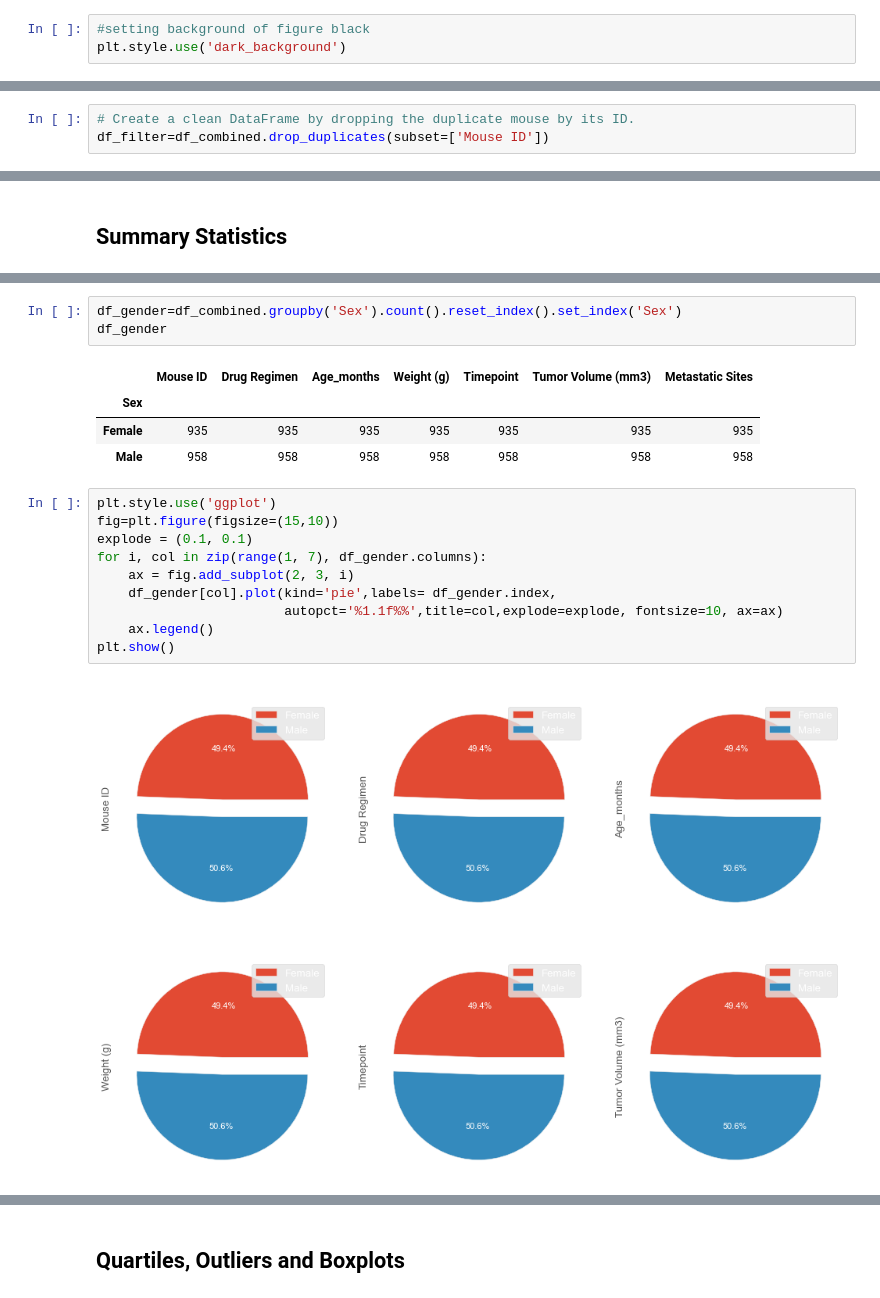
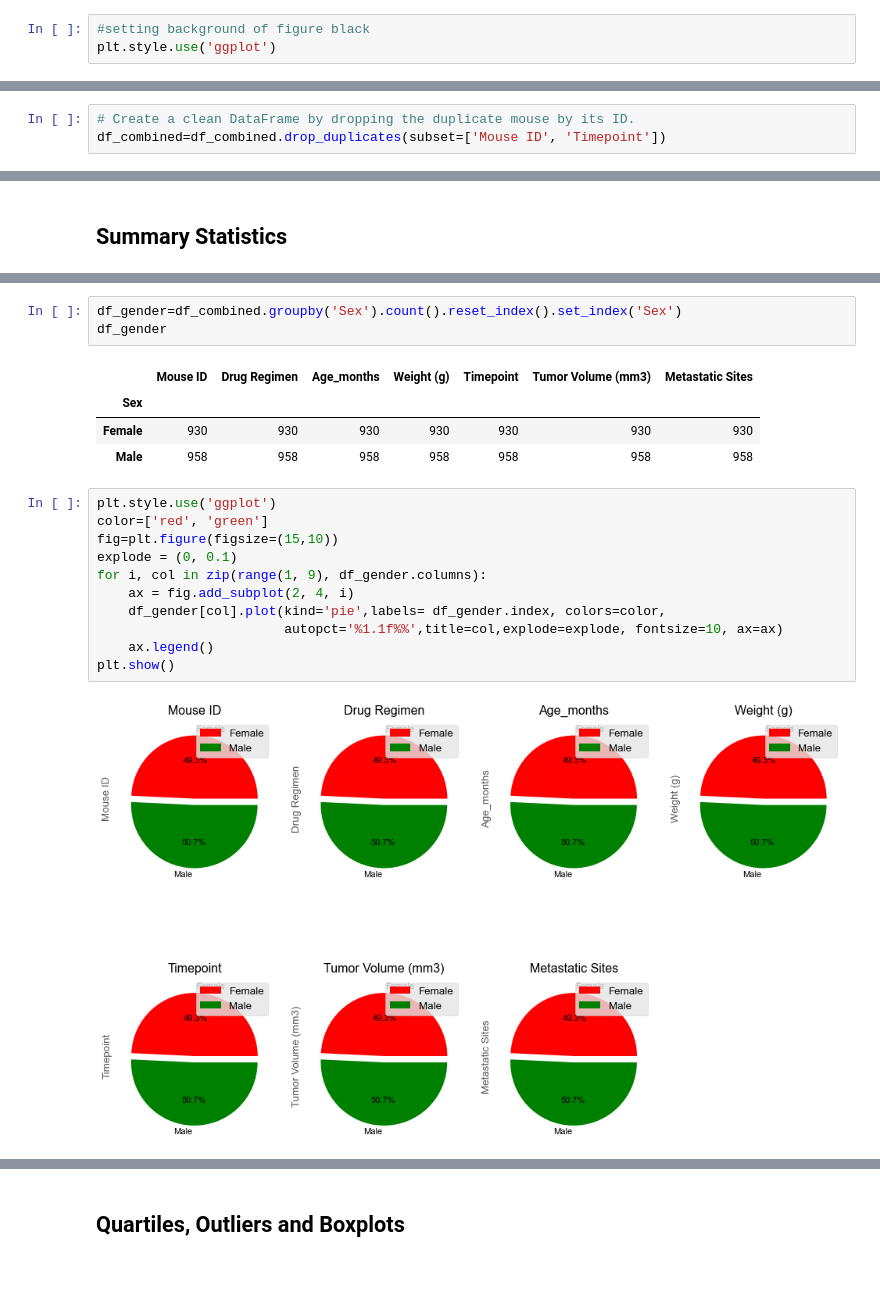
Before and after one commit to pandeysudip/Pharmaceutical-Data-Visulization, a Jupyter notebook: pymaceutical.ipynb, the cells around one changed output, grey strips where cells are left out. Saved outputs shown, nothing was run; the diff lists cells and outputs as text.

```diff
--- a/pymaceutical.ipynb
+++ b/pymaceutical.ipynb
@@ -11,7 +11,7 @@ import scipy.stats as st
 import os
 # %%
 #setting background of figure black
-plt.style.use('dark_background')
+plt.style.use('ggplot')
 # %%
 #Set Fonts/Plot Style
 rcParams['figure.figsize'] = [12.0, 10.0]
@@ -293,5 +287,5 @@ df_combined.duplicated(subset=['Mouse ID']).sum()
 # %%
 # Create a clean DataFrame by dropping the duplicate mouse by its ID.
-df_filter=df_combined.drop_duplicates(subset=['Mouse ID'])
+df_combined=df_combined.drop_duplicates(subset=['Mouse ID', 'Timepoint'])
 # %%
 # Checking the number of mice in the clean DataFrame.
@@ -442,18 +419,19 @@ df_gender
 # %% [output]
 |  | Mouse ID | Drug Regimen | Age_months | Weight (g) | Timepoint | Tumor Volume (mm3) | Metastatic Sites |
 | Sex |  |  |  |  |  |  |  |
-| Female | 935 | 935 | 935 | 935 | 935 | 935 | 935 |
+| Female | 930 | 930 | 930 | 930 | 930 | 930 | 930 |
 | Male | 958 | 958 | 958 | 958 | 958 | 958 | 958 |
 # %%
 plt.style.use('ggplot')
+color=['red', 'green']
 fig=plt.figure(figsize=(15,10))
-explode = (0.1, 0.1)
-for i, col in zip(range(1, 7), df_gender.columns):
-    ax = fig.add_subplot(2, 3, i)
-    df_gender[col].plot(kind='pie',labels= df_gender.index,
+explode = (0, 0.1)
+for i, col in zip(range(1, 9), df_gender.columns):
+    ax = fig.add_subplot(2, 4, i)
+    df_gender[col].plot(kind='pie',labels= df_gender.index, colors=color,
                         autopct='%1.1f%%',title=col,explode=explode, fontsize=10, ax=ax)
     ax.legend()
 plt.show()
 # %% [output]
-[figure, old version]
+[figure, new version]
 # %%
```
Also changed, not shown: parts of 39 cells of this notebook.
